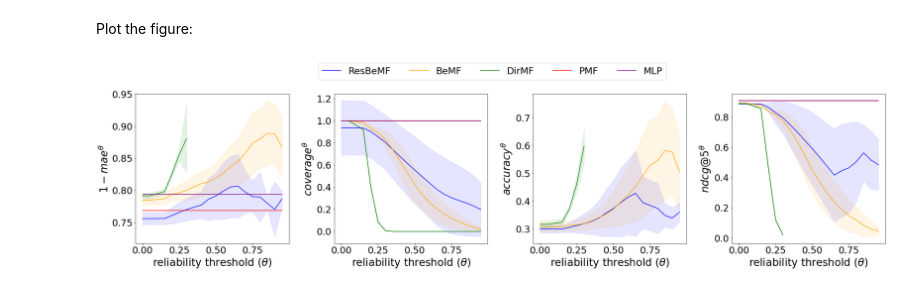
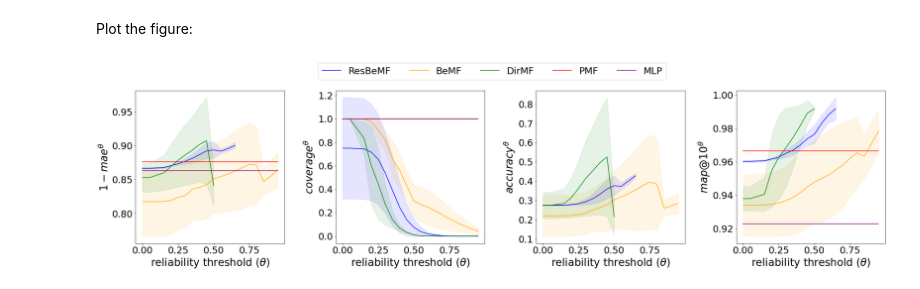
Before and after one commit to KNODIS-Research-Group/resbemf, a Jupyter notebook: figs generator.ipynb, the cells around one changed output. Saved outputs shown, nothing was run; the diff lists cells and outputs as text; code cells hidden in the pictures.

Commit message:
Added new test split results

```diff
--- a/figs generator.ipynb
+++ b/figs generator.ipynb
@@ -10,7 +10,7 @@ import numpy as np
 import pareto
 import math
 # %%
-dataset = 'ft' # 'ml100k', 'ml1m', 'ft', 'anime'
+dataset = 'anime' # 'ml100k', 'ml1m', 'ft', 'anime'
 # %% [markdown]
 ## Frente de pareto
 # %% [markdown]
@@ -168,5 +168,5 @@ accuracy_df
 # %%
-ndcg_df = pd.read_csv('results/test-split/' + dataset + '/ndcg.csv')
-ndcg_df
+map_df = pd.read_csv('results/test-split/' + dataset + '/map.csv')
+map_df
 # %% [output]
 |  | reliability | ResBeMF_0 | ResBeMF_1 | ResBeMF_2 | ResBeMF_3 | ResBeMF_4 | ResBeMF_5 | ResBeMF_6 | ResBeMF_7 | ... |
@@ -195,5 +195,5 @@ for c in coverage_df.columns.tolist()[1:]:
         if coverage_df[c][i] <= 0.01:
             mae_df[c][i] = math.nan
             accuracy_df[c][i] = math.nan
-            ndcg_df[c][i] = math.nan
+            map_df[c][i] = math.nan
 # %% [output]
@@ -221,8 +229,8 @@ for method in ["ResBeMF", "BeMF", "DirMF"]:
     accuracy_df[method + "_std"] = accuracy_df.loc[:, accuracy_df.columns.str.startswith(method)].std(axis=1)
 # %%
 for method in ["ResBeMF", "BeMF", "DirMF"]:
-    ndcg_df[method + "_mean"] = ndcg_df.loc[:, ndcg_df.columns.str.startswith(method)].mean(axis=1)
-    ndcg_df[method + "_std"] = ndcg_df.loc[:, ndcg_df.columns.str.startswith(method)].std(axis=1)
+    map_df[method + "_mean"] = map_df.loc[:, map_df.columns.str.startswith(method)].mean(axis=1)
+    map_df[method + "_std"] = map_df.loc[:, map_df.columns.str.startswith(method)].std(axis=1)
 # %% [markdown]
 Plot the figure:
 # %%
@@ -282,41 +290,41 @@ axs[2].tick_params(axis='both', which='major', labelsize=0.9*fontsize)
 axs[2].fill_between(accuracy_df['reliability'], accuracy_df['ResBeMF_mean'] + accuracy_df['ResBeMF_std'], accuracy_df['ResBeMF_mean'] - accuracy_df['ResBeMF_std'], color='blue', alpha=0.1)
 axs[2].plot(accuracy_df['reliability'], accuracy_df['ResBeMF_mean'], c='blue')
 
 axs[2].fill_between(accuracy_df['reliability'], accuracy_df['BeMF_mean'] + accuracy_df['BeMF_std'], accuracy_df['BeMF_mean'] - accuracy_df['BeMF_std'], color='orange', alpha=0.1)
 axs[2].plot(accuracy_df['reliability'], accuracy_df['BeMF_mean'], c='orange')
 
 axs[2].fill_between(accuracy_df['reliability'], accuracy_df['DirMF_mean'] + accuracy_df['DirMF_std'], accuracy_df['DirMF_mean'] - accuracy_df['DirMF_std'], color='green', alpha=0.1)
 axs[2].plot(accuracy_df['reliability'], accuracy_df['DirMF_mean'], c='green')
 
 
-# ndcg
+# map
 
 axs[3].set_xlabel(r'reliability threshold ($\theta$)', fontsize=fontsize)
-axs[3].set_ylabel('$ndcg@5^θ$', fontsize=fontsize)
+axs[3].set_ylabel('$map@10^θ$', fontsize=fontsize)
 
 axs[3].tick_params(axis='both', which='major', labelsize=0.9*fontsize)
 
-axs[3].fill_between(ndcg_df['reliability'], ndcg_df['ResBeMF_mean'] + ndcg_df['ResBeMF_std'], ndcg_df['ResBeMF_mean'] - ndcg_df['ResBeMF_std'], color='blue', alpha=0.1)
-axs[3].plot(ndcg_df['reliability'], ndcg_df['ResBeMF_mean'], c='blue')
+axs[3].fill_between(map_df['reliability'], map_df['ResBeMF_mean'] + map_df['ResBeMF_std'], map_df['ResBeMF_mean'] - map_df['ResBeMF_std'], color='blue', alpha=0.1)
+axs[3].plot(map_df['reliability'], map_df['ResBeMF_mean'], c='blue')
 
-axs[3].fill_between(ndcg_df['reliability'], ndcg_df['BeMF_mean'] + ndcg_df['BeMF_std'], ndcg_df['BeMF_mean'] - ndcg_df['BeMF_std'], color='orange', alpha=0.1)
-axs[3].plot(ndcg_df['reliability'], ndcg_df['BeMF_mean'], c='orange')
+axs[3].fill_between(map_df['reliability'], map_df['BeMF_mean'] + map_df['BeMF_std'], map_df['BeMF_mean'] - map_df['BeMF_std'], color='orange', alpha=0.1)
+axs[3].plot(map_df['reliability'], map_df['BeMF_mean'], c='orange')
 
-axs[3].fill_between(ndcg_df['reliability'], ndcg_df['DirMF_mean'] + ndcg_df['DirMF_std'], ndcg_df['DirMF_mean'] - ndcg_df['DirMF_std'], color='green', alpha=0.1)
-axs[3].plot(ndcg_df['reliability'], ndcg_df['DirMF_mean'], c='green')
+axs[3].fill_between(map_df['reliability'], map_df['DirMF_mean'] + map_df['DirMF_std'], map_df['DirMF_mean'] - map_df['DirMF_std'], color='green', alpha=0.1)
+axs[3].plot(map_df['reliability'], map_df['DirMF_mean'], c='green')
 
-axs[3].plot(ndcg_df['reliability'], ndcg_df['PMF'], c='red')
+axs[3].plot(map_df['reliability'], map_df['PMF'], c='red')
 
-axs[3].plot(ndcg_df['reliability'], ndcg_df['MLP'], c='purple')
+axs[3].plot(map_df['reliability'], map_df['MLP'], c='purple')
 
 # legend
 
 lines = [resbemf_line, bemf_line, dirmf_line, pmf_line, mlp_line]
 labels = ["ResBeMF", "BeMF", "DirMF", "PMF", "MLP"]
 plt.figlegend(lines, labels, loc='upper center', ncol=5, bbox_to_anchor=(0.5, 1.1), fontsize=0.9*fontsize)
 
 plt.tight_layout(pad=3)
 
 plt.savefig('./figs/' + dataset + '-test-error.png', dpi=300, bbox_inches='tight')
 # %% [output]
-[figure, old version]
+[figure, new version]
```
Also changed, not shown: parts of 7 cells of this notebook, 21 other files.
